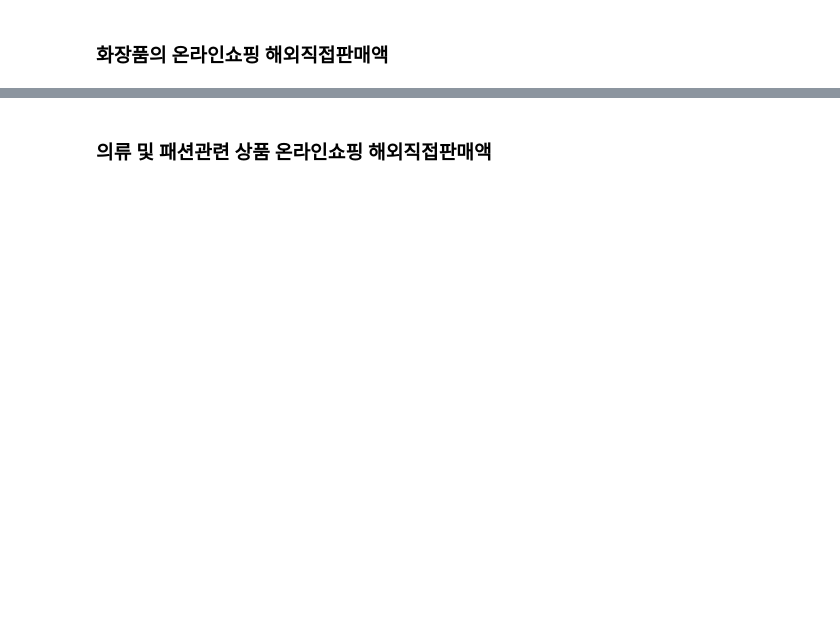
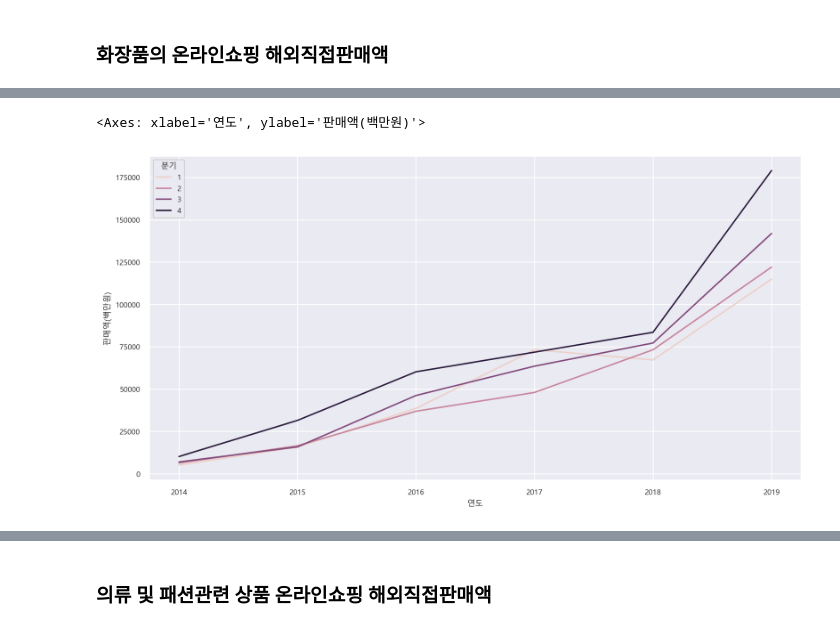
Before and after one commit to corazzon/boostcourse-ds-510, a Jupyter notebook: k-beauty-oversea-online-sale-input.ipynb, the cells around one changed output, grey strips where cells are left out. Drawn from its saved outputs; the diff is of its cells as text; code cells hidden in the pictures; blank space fills up the shorter version.

```diff
--- a/k-beauty-oversea-online-sale-input.ipynb
+++ b/k-beauty-oversea-online-sale-input.ipynb
@@ -287,0 +348,10 @@ sns.lineplot(df_total[df_total["연도"] == 2019],
+# %%
+plt.figure(figsize=(12, 6))
+sns.lineplot(df_cosmetic,
+             x="연도",
+             y="판매액(백만원)",
+             hue="분기",
+             errorbar=None)
+# %% [output]
+<Axes: xlabel='연도', ylabel='판매액(백만원)'>
+[figure, added]
```
Also changed, not shown: parts of 34 cells of this notebook, 1 other file.
